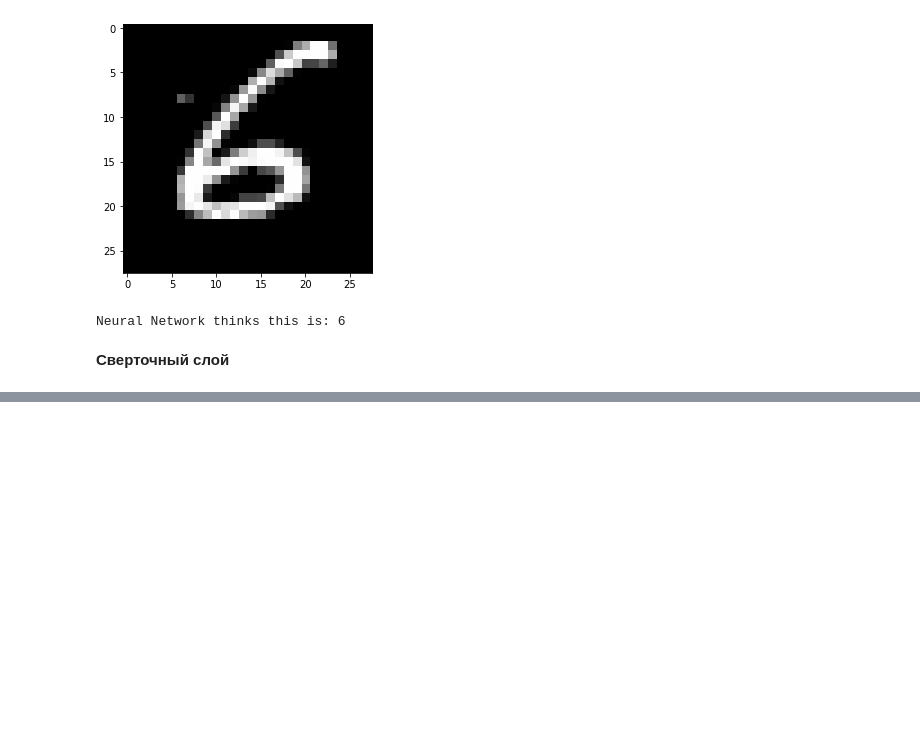
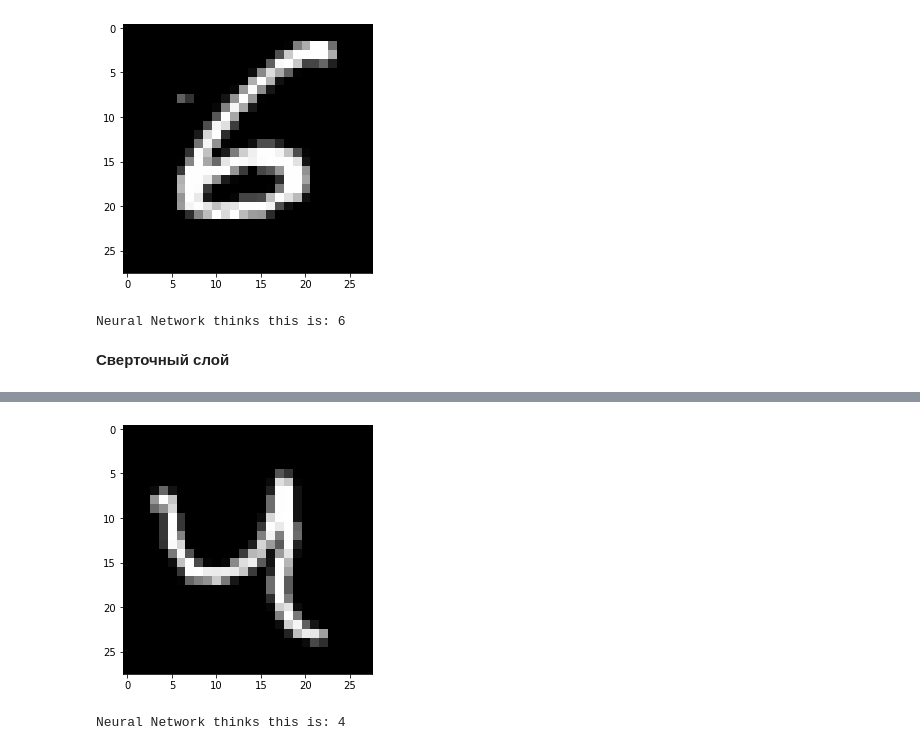
Before and after one commit to deethereal/NN, a Jupyter notebook: MNIST/MNIST.ipynb, the cells around one changed output, grey strips where cells are left out. Cells and saved outputs as stored; diff of their text form; code cells hidden in the pictures; blank space fills up the shorter version.

```diff
--- a/MNIST/MNIST.ipynb
+++ b/MNIST/MNIST.ipynb
@@ -5,7 +5,7 @@ import sys, numpy as np, matplotlib.pyplot as plt
 from keras.datasets import mnist
 from skimage.io import imread,imshow
 (x_train,y_train),(x_test,y_test)=mnist.load_data()
-COUNT=1500
+COUNT=15000
 images, labels=(x_train[0:COUNT].reshape(COUNT,28*28)/255,y_train[0:COUNT])
 #one_hot_labels=np.eye((len(labels),10))
 one_hot_labels=np.zeros((len(labels),10))
@@ -236,9 +229,9 @@ def get_image_section(layer,row_from,row_to,col_from,col_to):
   sub_section=layer[:,row_from:row_to,col_from:col_to]
   return sub_section.reshape(-1,1,row_to-row_from,col_to-col_from)
 batch_size=128
-learning_rate, niter= (2,300)
+learning_rate, niter= (2,100)
 pix_per_img, num_labels = (784,10)
-niter=300
+
 
 input_rows=28
 input_cols=28
@@ -306,0 +318,26 @@ for j in range(niter):
+# %%
+def kernel_nn(idx):
+  imshow(x_test[idx])
+  plt.show()
+  l0=test_images[idx:idx+1]
+  l0=l0.reshape(l0.shape[0],28,28)
+  l0.shape
+  sects=list()
+  for row_start in range(l0.shape[1]-kernel_rows):
+    for col_start in range(l0.shape[2]-kernel_cols):
+      sect=get_image_section(l0,row_start,row_start+kernel_rows,col_start,col_start+kernel_cols)
+      sects.append(sect)
+  expended_in=np.concatenate(sects,axis=1)
+  e_sh=expended_in.shape
+  flattended_input=expended_in.reshape(e_sh[0]*e_sh[1],-1)
+
+  kernel_out=flattended_input.dot(kernels)
+  l1=tanh(kernel_out.reshape(e_sh[0],-1))
+  l2=np.dot(l1,W12)
+  return np.argmax(l2)
+# %%
+idx=np.random.randint(len(test_images))
+print("Neural Network thinks this is:" ,kernel_nn(idx))
+# %% [output]
+[figure, added]
+Neural Network thinks this is: 4
```
Also changed, not shown: parts of 5 cells of this notebook.
